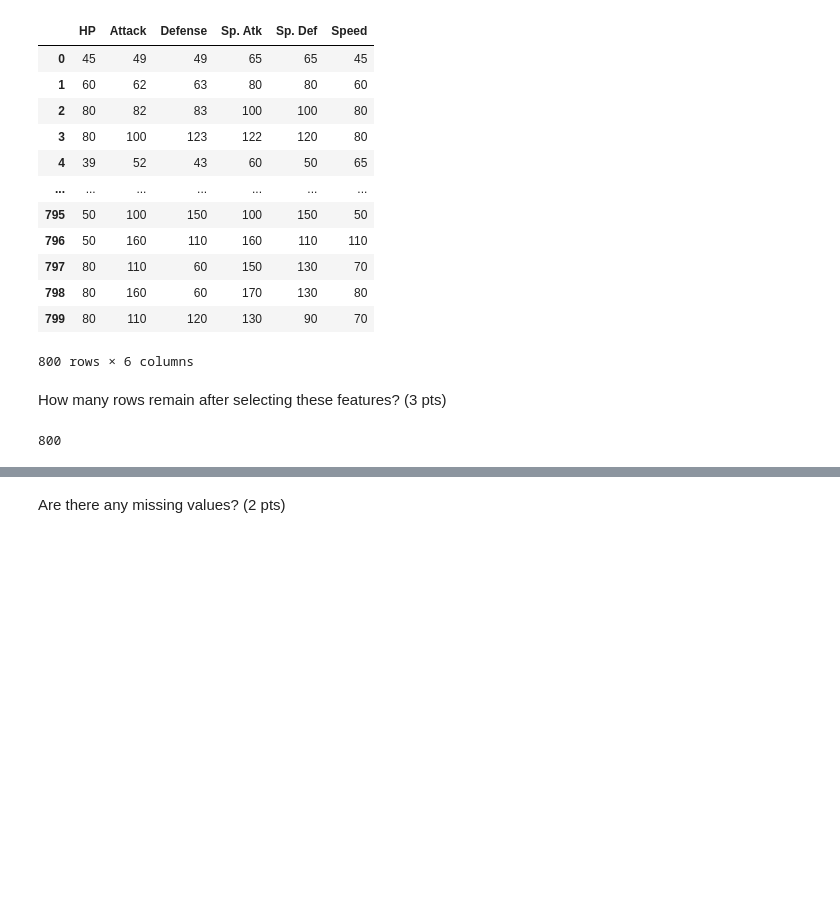
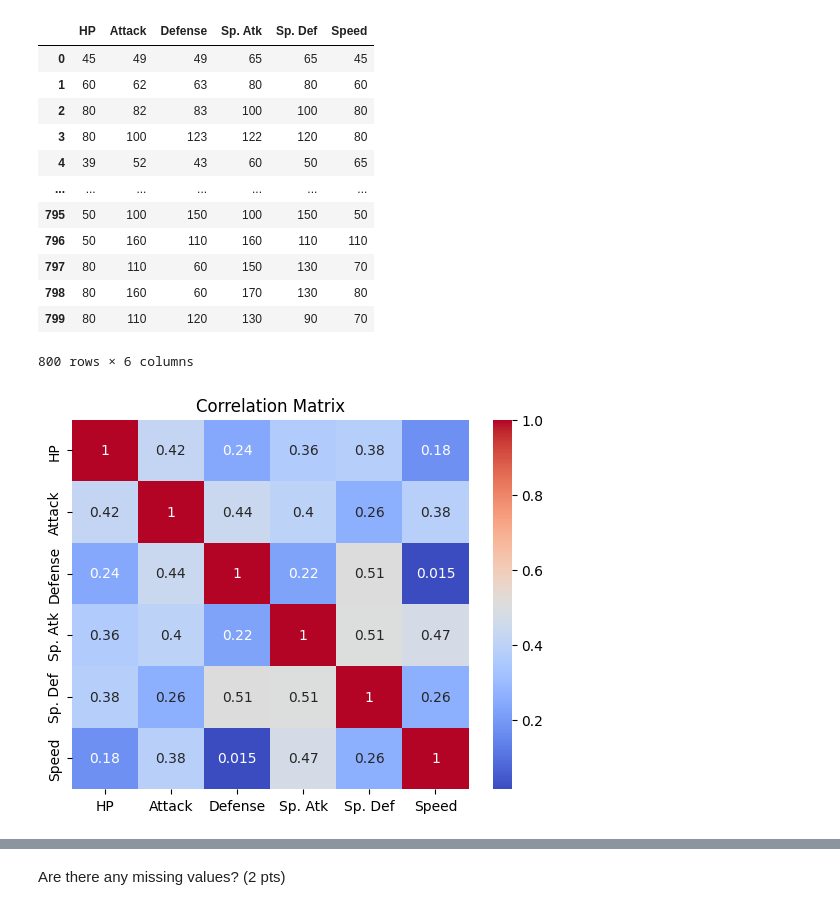
Before and after one commit to leonnmarcoo/CCADMACL_EXERCISES_COM232, a Jupyter notebook: Exercise_3B.ipynb, the cells around one changed output, grey strips where cells are left out. Cells and saved outputs as stored; diff of their text form; code cells hidden in the pictures; blank space fills up the shorter version.

```diff
--- a/Exercise_3B.ipynb
+++ b/Exercise_3B.ipynb
@@ -65,8 +72,8 @@ Index(['#', 'Name', 'Type 1', 'Type 2', 'Total', 'HP', 'Attack', 'Defense',
 
 Select the numeric features needed for clustering (HP, Attack, Defense, Sp. Atk, Sp. Def, Speed).
 # %%
-selected_df = df[['HP', 'Attack', 'Defense', 'Sp. Atk', 'Sp. Def', 'Speed']]
-selected_df
+new_df = df[['HP', 'Attack', 'Defense', 'Sp. Atk', 'Sp. Def', 'Speed']]
+new_df
 # %% [output]
 |  | HP | Attack | Defense | Sp. Atk | Sp. Def | Speed |
 | 0 | 45 | 49 | 49 | 65 | 65 | 45 |
@@ -81,9 +88,10 @@ selected_df
 | 798 | 80 | 160 | 60 | 170 | 130 | 80 |
 | 799 | 80 | 110 | 120 | 130 | 90 | 70 |
 800 rows × 6 columns
-# %% [markdown]
-How many rows remain after selecting these features? (3 pts)
-# %%
-len(selected_df)
-# %% [output]
-800
+# %%
+correlation_matrix = new_df.corr()
+sns.heatmap(correlation_matrix, annot=True, cmap='coolwarm')
+plt.title('Correlation Matrix')
+plt.show()
+# %% [output]
+[figure, added]
```
Also changed, not shown: parts of 19 cells of this notebook.
